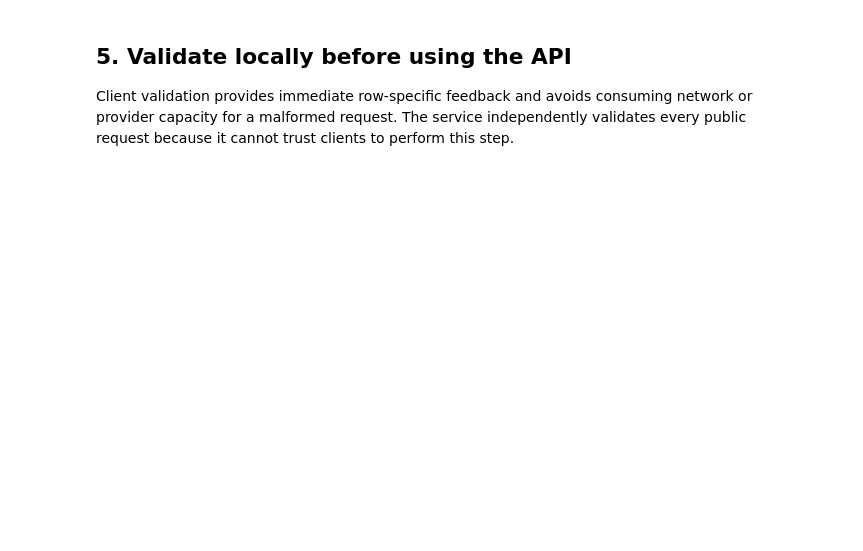
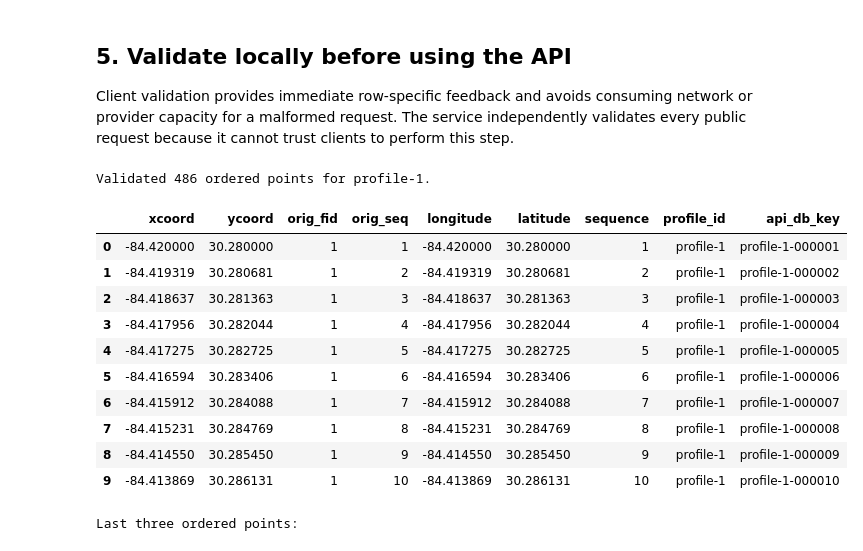
Before and after one commit to lesterw53679/lcg-usgs-3dep-elevation-service, a Jupyter notebook: notebooks/topographic_profile.ipynb, the cells around one changed output. Drawn from its saved outputs; the diff is of its cells as text; code cells hidden in the pictures; blank space fills up the shorter version.

```diff
--- a/notebooks/topographic_profile.ipynb
+++ b/notebooks/topographic_profile.ipynb
@@ -22,6 +22,7 @@ import json
 import math
 import re
 import time
+from io import StringIO
 from pathlib import Path
 from typing import Any
 
@@ -30,6 +31,7 @@ import pandas as pd
 import requests
 from IPython.display import display
 from pyproj import Geod
+from shapely.geometry import LineString
 
 SERVICE_BASE_URL = "https://elevation.logiccloudgeo.com"
 ELEVATION_UNITS = "feet"       # "feet" or "meters"
@@ -37,6 +39,13 @@ HORIZONTAL_UNITS = "miles"     # "miles" or "kilometers"
 BATCH_SIZE = 250                  # API maximum is 500
 REQUEST_TIMEOUT_SECONDS = 90
 PAUSE_BETWEEN_BATCHES_SECONDS = 0.5
+INPUT_MODE = "file"              # "file" or "pasted_text"
+DEFAULT_PROFILE_ID = "profile-1"
+COORDINATE_ALIAS_TOLERANCE_DEGREES = 1e-5
+PASTED_TABLE = """XCoord\tYCoord\tORIG_SEQ\tORIG_FID
+-84.4200\t30.2800\t1\t1
+-84.3925\t30.3075\t2\t1
+"""
 
 if ELEVATION_UNITS not in {"feet", "meters"}:
     raise ValueError("ELEVATION_UNITS must be 'feet' or 'meters'.")
@@ -44,6 +53,8 @@ if HORIZONTAL_UNITS not in {"miles", "kilometers"}:
     raise ValueError("HORIZONTAL_UNITS must be 'miles' or 'kilometers'.")
 if not 1 <= BATCH_SIZE <= 500:
     raise ValueError("BATCH_SIZE must be between 1 and 500.")
+if INPUT_MODE not in {"file", "pasted_text"}:
+    raise ValueError("INPUT_MODE must be 'file' or 'pasted_text'.")
 # %% [markdown]
 ## 2. Locate the input and output directories
 
@@ -154,4 +262,21 @@ def validate_profile_points(input_frame: pd.DataFrame) -> pd.DataFrame:
 # %%
 points = validate_profile_points(raw_points)
-print(f"Validated {len(points):,} ordered points.")
-display(points)
+print(f"Validated {len(points):,} ordered points for {points['profile_id'].iloc[0]}.")
+display(points.head(10))
+if len(points) > 10:
+    print("Last three ordered points:")
+    display(points.tail(3))
+# %% [output]
+Validated 486 ordered points for profile-1.
+|  | xcoord | ycoord | orig_fid | orig_seq | longitude | latitude | sequence | profile_id | api_db_key |
+| 0 | -84.420000 | 30.280000 | 1 | 1 | -84.420000 | 30.280000 | 1 | profile-1 | profile-1-000001 |
+| 1 | -84.419319 | 30.280681 | 1 | 2 | -84.419319 | 30.280681 | 2 | profile-1 | profile-1-000002 |
+| 2 | -84.418637 | 30.281363 | 1 | 3 | -84.418637 | 30.281363 | 3 | profile-1 | profile-1-000003 |
+| 3 | -84.417956 | 30.282044 | 1 | 4 | -84.417956 | 30.282044 | 4 | profile-1 | profile-1-000004 |
+| 4 | -84.417275 | 30.282725 | 1 | 5 | -84.417275 | 30.282725 | 5 | profile-1 | profile-1-000005 |
+| 5 | -84.416594 | 30.283406 | 1 | 6 | -84.416594 | 30.283406 | 6 | profile-1 | profile-1-000006 |
+| 6 | -84.415912 | 30.284088 | 1 | 7 | -84.415912 | 30.284088 | 7 | profile-1 | profile-1-000007 |
+| 7 | -84.415231 | 30.284769 | 1 | 8 | -84.415231 | 30.284769 | 8 | profile-1 | profile-1-000008 |
+| 8 | -84.414550 | 30.285450 | 1 | 9 | -84.414550 | 30.285450 | 9 | profile-1 | profile-1-000009 |
+| 9 | -84.413869 | 30.286131 | 1 | 10 | -84.413869 | 30.286131 | 10 | profile-1 | profile-1-000010 |
+Last three ordered points:
```
Also changed, not shown: parts of 21 cells of this notebook, 1 other file.
